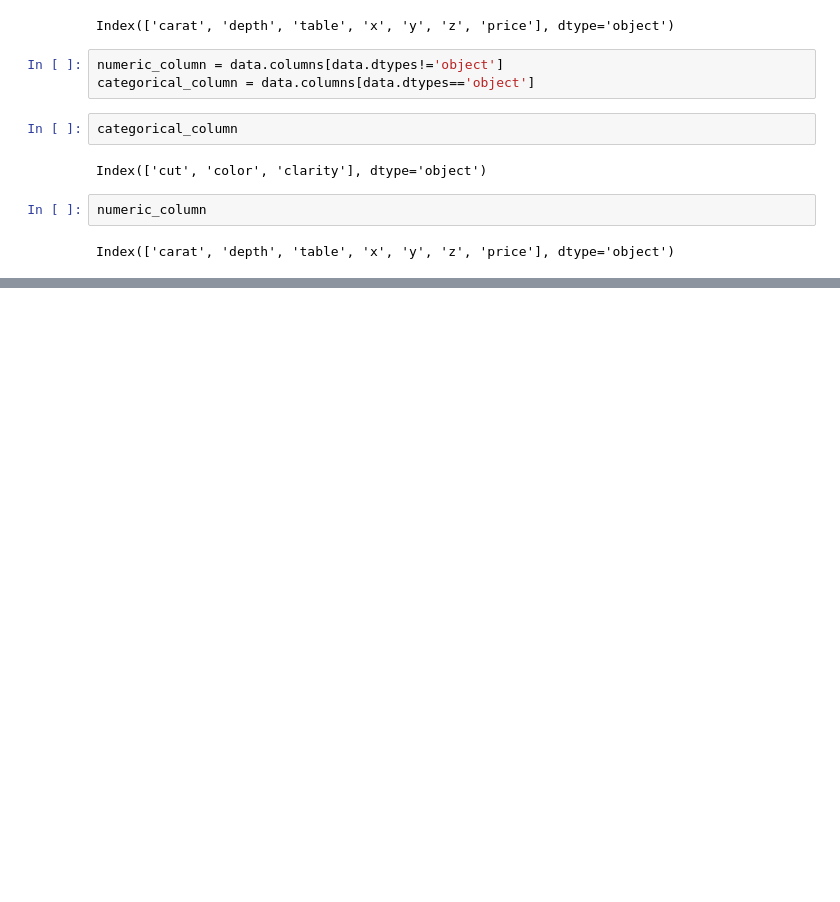
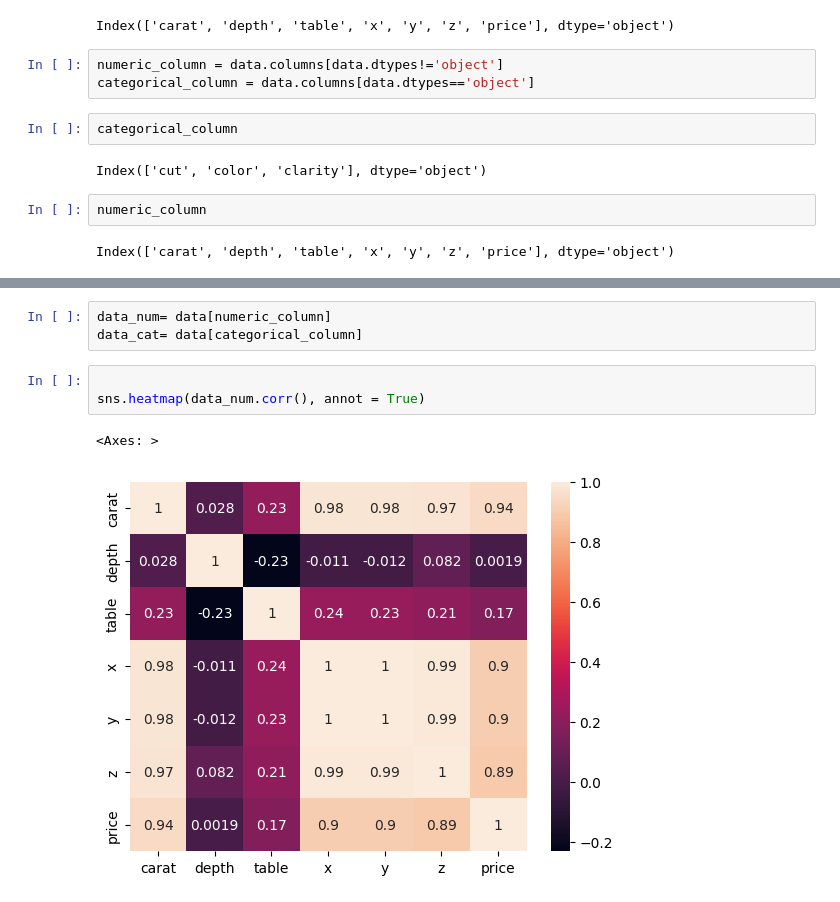
Before and after one commit to tarunsirpi/ml_bootcamp_project, a Jupyter notebook: notebooks/EDA.ipynb, the cells around one changed output, grey strips where cells are left out. Saved outputs shown, nothing was run; the diff lists cells and outputs as text; blank space fills up the shorter version.

```diff
--- a/notebooks/EDA.ipynb
+++ b/notebooks/EDA.ipynb
@@ -89,0 +132,9 @@ Index(['carat', 'depth', 'table', 'x', 'y', 'z', 'price'], dtype='object')
+# %%
+data_num= data[numeric_column]
+data_cat= data[categorical_column]
+# %%
+
+sns.heatmap(data_num.corr(), annot = True)
+# %% [output]
+<Axes: >
+[figure, added]
```
Also changed, not shown: parts of 14 cells of this notebook, 1 other file.
